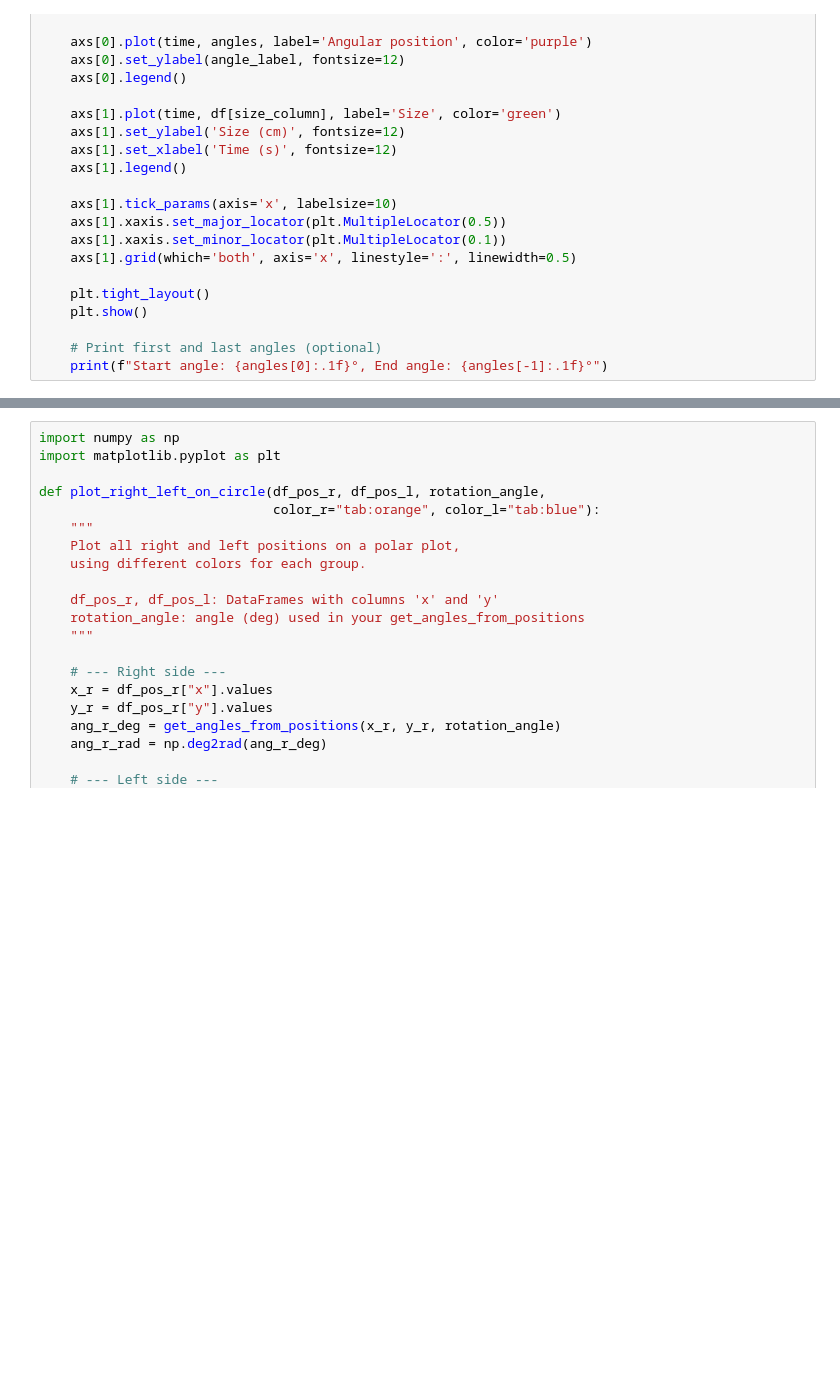
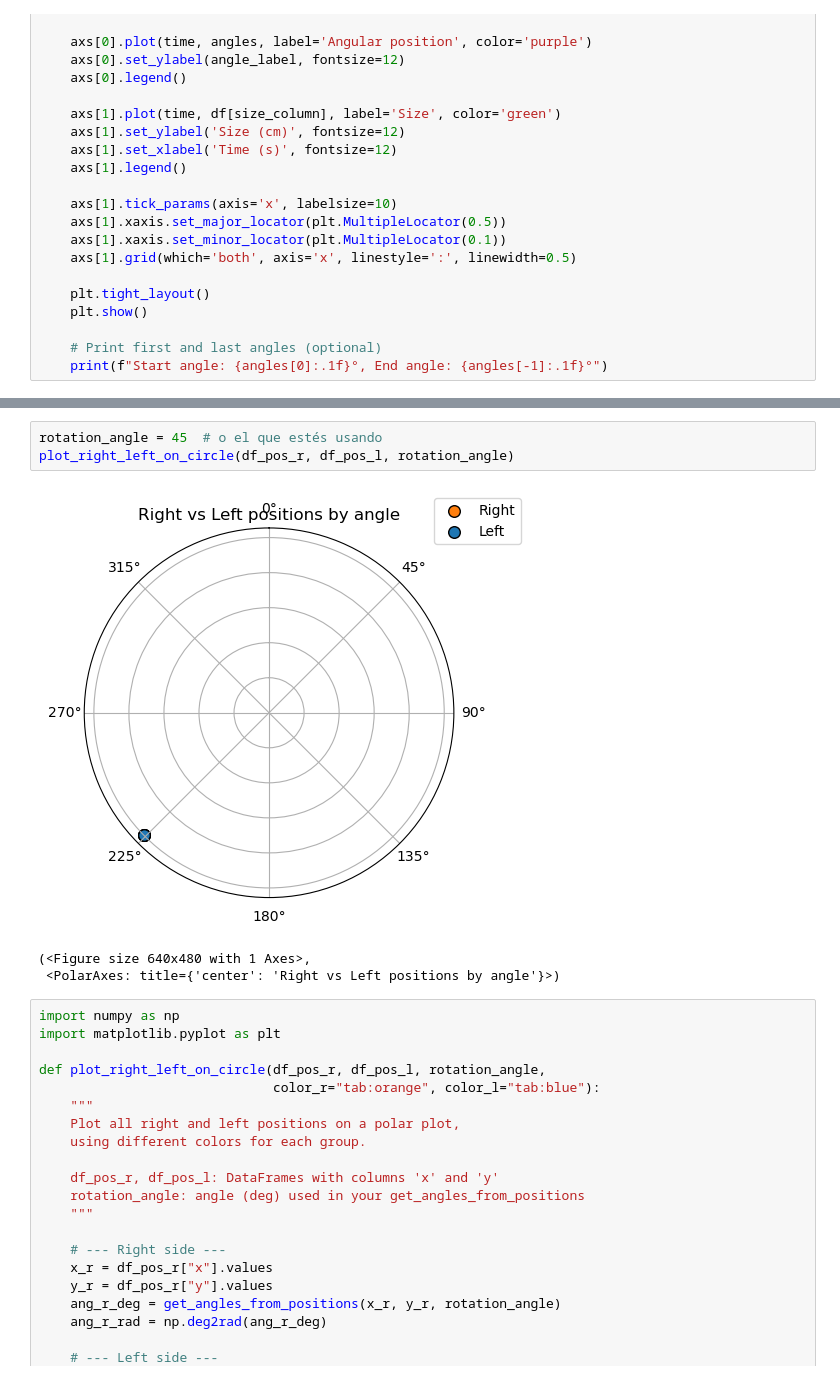
Before and after one commit to uribealej/social_filters, a Jupyter notebook: scripts/stimuli/plots_stimuli.ipynb, the cells around one changed output, grey strips where cells are left out. Drawn from its saved outputs; the diff is of its cells as text; blank space fills up the shorter version.

```diff
--- a/scripts/stimuli/plots_stimuli.ipynb
+++ b/scripts/stimuli/plots_stimuli.ipynb
@@ -140,3 +140,10 @@ plot_right_left_on_circle(df_pos_r, df_pos_l, rotation_angle)
+# %%
+rotation_angle = 45  # o el que estés usando
+plot_right_left_on_circle(df_pos_r, df_pos_l, rotation_angle)
+# %% [output]
+[figure, added]
+(<Figure size 640x480 with 1 Axes>,
+ <PolarAxes: title={'center': 'Right vs Left positions by angle'}>)
 # %%
 import numpy as np
 import matplotlib.pyplot as plt
```
Also changed, not shown: parts of 4 cells of this notebook, 27 other files.
